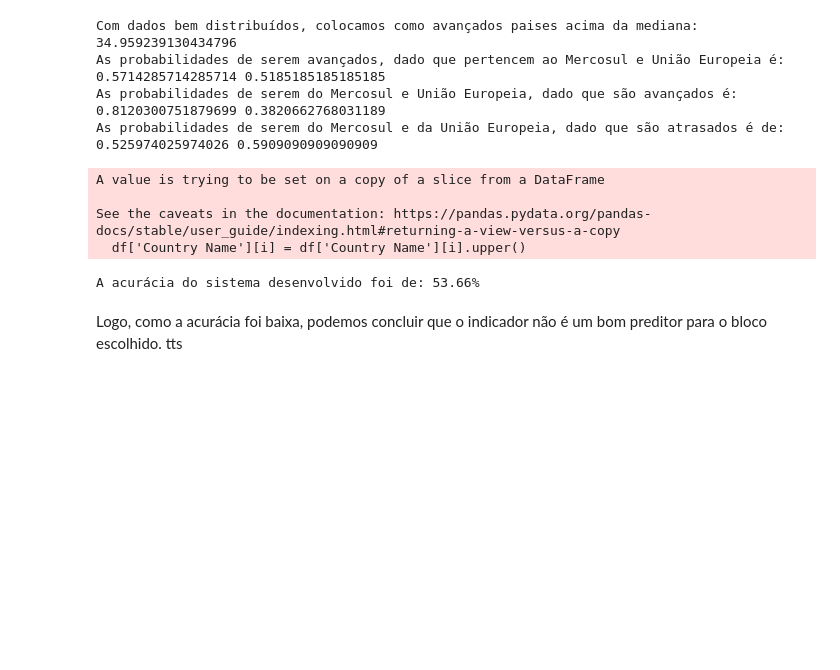
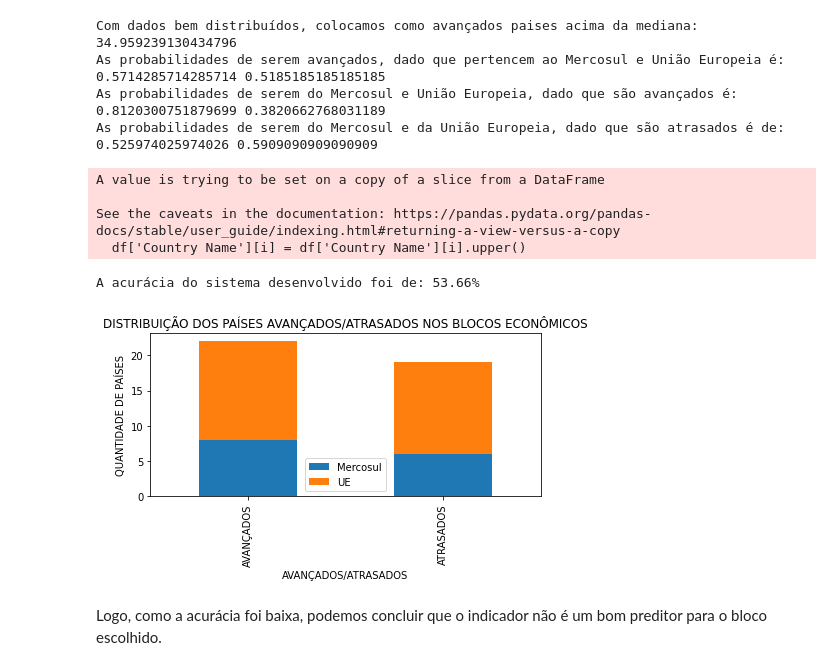
Before and after one commit to C0D8/APS-CDADOS, a Jupyter notebook: aps_geral.ipynb, the cells around one changed output. Drawn from its saved outputs; the diff is of its cells as text; code cells hidden in the pictures; blank space fills up the shorter version.

```diff
--- a/aps_geral.ipynb
+++ b/aps_geral.ipynb
@@ -237,25 +233,40 @@ See the caveats in the documentation: https://pandas.pydata.org/pandas-docs/stab
 # %%
 #CONSIDERANDO QUE DADO QUE É AVANÇADO, A PROBABILIDADE DE SER DA MERCOSUL É 0.812 E DE SER DA UNIÃO EUROPEIA É 0.382,
 #portanto considerei AVANÇADOS os países pertencentes ao mercosul, já que tem maiores probabilidades de ser.
 #Como a probabilidade de ser da união europeia dado que é atrasado é maior que a probabilidade de ser do Mercosul
 # dado que é atrasado, considerei atrasado os paises da União Europeia
 
 
 #Considerando os avançados pertencentes a MERCOSUL e atrasado da UNIAO EUROPEIA
 
 acertou_mercosul = 0
 acertou_ue = 0
 
 for pais in df_avancados['Country Name']:
     if pais in mercosul_paises:
         acertou_mercosul += 1
 for pais in df_atrasados['Country Name']:
     if pais in ue_paises:
         acertou_ue += 1
 
 acuracia = (acertou_mercosul + acertou_ue)/(len(ue_paises) + len(mercosul_paises))
 print(f'A acurácia do sistema desenvolvido foi de: {acuracia*100:.2f}%')
+
+
+dframe_final = pd.DataFrame()
+dframe_final['Mercosul'] = [avancados_mercosul, len(mercosul_paises)-avancados_mercosul]
+dframe_final['UE'] = [avancados_ue, len(ue_paises)-avancados_ue]
+dframe_final.head()
+
+
+dframe_final.plot.bar(stacked=True, figsize=(7,3))
+plt.ylabel('Quantidade de países'.upper())
+plt.xticks([0,1], ['AVANÇADOS', 'ATRASADOS'])
+plt.xlabel('Avançados/Atrasados'.upper())
+plt.title('Distribuição dos países avançados/atrasados nos blocos econômicos'.upper())
+plt.show()
 # %% [output]
 A acurácia do sistema desenvolvido foi de: 53.66%
+[figure, added]
 # %% [markdown]
-Logo, como a acurácia foi baixa, podemos concluir que o indicador não é um bom preditor para o bloco escolhido. tts
+Logo, como a acurácia foi baixa, podemos concluir que o indicador não é um bom preditor para o bloco escolhido.
```
Also changed, not shown: parts of 1 cell of this notebook.
